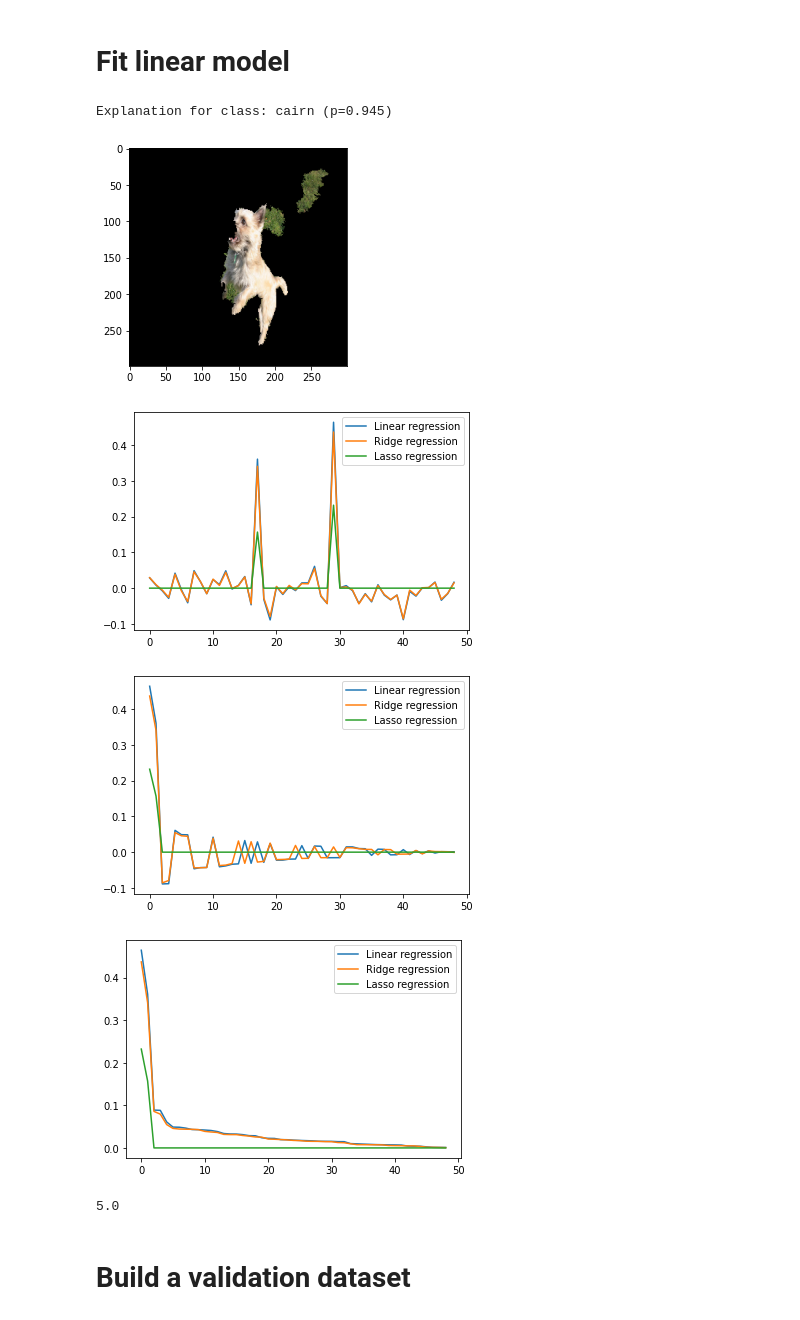
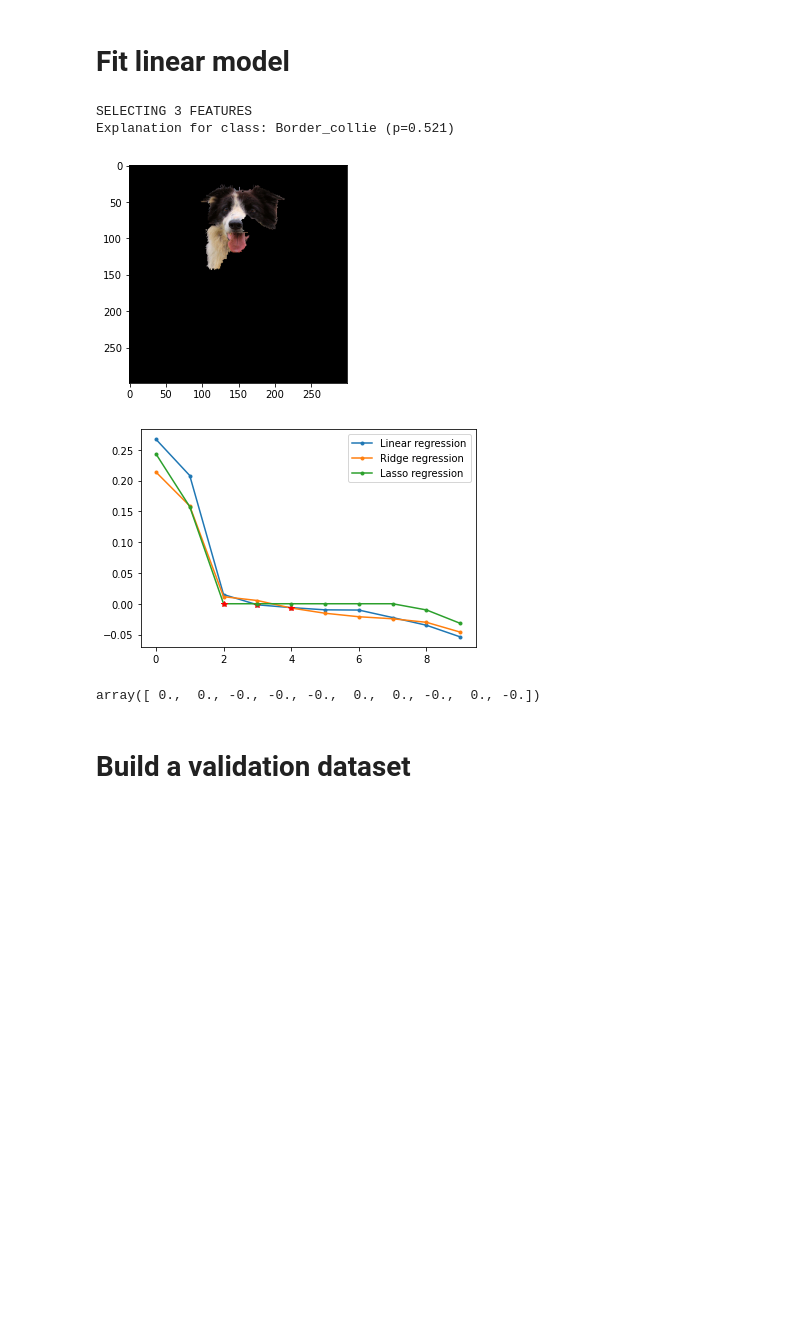
Before and after one commit to lucasalexsorensen/lime-experiments, a Jupyter notebook: lime-simple.ipynb, the cells around one changed output. Cells and saved outputs as stored; diff of their text form; code cells hidden in the pictures; blank space fills up the shorter version.

```diff
--- a/lime-simple.ipynb
+++ b/lime-simple.ipynb
@@ -104,7 +104,7 @@ from skimage.color import rgb2gray
 from skimage.transform import resize, rotate
 from pycocotools.coco import COCO
 
-catIds = coco.getCatIds(catNms=['dog']);
+catIds = coco.getCatIds(catNms=['cat']);
 imgIds = coco.getImgIds(catIds=catIds);
 img = coco.loadImgs(imgIds[np.random.randint(0,len(imgIds))])[0]
 
@@ -154,7 +141,7 @@ Subgroup=n02096756,  label=dog  (conf=0.00,     name=miniature_schnauzer)
 import copy
 import random
 
-num_perturb = 400
+num_perturb = 200
 perturbations = np.random.binomial(1, 0.5, size=(num_perturb, N))
 
 
@@ -195,58 +182,72 @@ weights = np.sqrt(np.exp(-(distances**2)/kernel_width**2)) #Kernel function
 from sklearn.linear_model import LinearRegression, Ridge, Lasso, RidgeCV, LassoCV
 
 c = 0
 class_to_explain = top_pred_classes[c]
 simpler_model = LinearRegression()
 simpler_model.fit(X=perturbations, y=predictions[:, class_to_explain], sample_weight=weights)
 coeff = simpler_model.coef_
 
 A = LinearRegression().fit(X=perturbations, y=predictions[:, class_to_explain], sample_weight=weights).coef_
 #B_clf = RidgeCV(alphas=(0.1, 1, 5, 10, 50, 75, 100, 150, 200)).fit(X=perturbations, y=predictions[:, class_to_explain])
 #C_clf = LassoCV().fit(X=perturbations, y=predictions[:, class_to_explain])
 #B = B_clf.coef_
 #C = C_clf.coef_
 
 B = Ridge(alpha=5).fit(X=perturbations, y=predictions[:, class_to_explain], sample_weight=weights).coef_
-C = Lasso(alpha=0.05).fit(X=perturbations, y=predictions[:, class_to_explain], sample_weight=weights).coef_
+C = Lasso(alpha=0.0075).fit(X=perturbations, y=predictions[:, class_to_explain], sample_weight=weights).coef_
 
 
-num_top_features = 5
+# num_top_features = 5
+lag = np.diff(-np.sort(-coeff), n=2)
+num_top_features = np.where(lag > 0)[0][0] + 1
+print('SELECTING %d FEATURES' % num_top_features)
 top_features = np.argsort(coeff)[-num_top_features:]
 top_features
+
+A_sel = num_top_features
+B_sel = np.where(np.diff(-np.sort(-B), n=2) > 0)[0][0] + 1
+C_sel = np.where(np.diff(-np.sort(-C), n=2) > 0)[0][0] + 1
+
+A = A[:10]
+B = B[:10]
+C = C[:10]
 
 mask = np.zeros(N)
 mask[top_features]= True
 plt.imshow(perturb_image(X/2+0.5, mask, superpixels))
 print('Explanation for class: %s (p=%.3f)' % decode_predictions(preds)[0][c][1:])
 plt.show()
 
-plt.plot(A, label='Linear regression')
-plt.plot(B, label='Ridge regression')
-plt.plot(C, label='Lasso regression')
+#plt.plot(A, '.-', label='Linear regression')
+#plt.plot(B, '.-', label='Ridge regression')
+#plt.plot(C, '.-', label='Lasso regression')
+#plt.legend(loc='best')
+#plt.show()
+
+plt.plot(sorted(A, reverse=True), '.-', label='Linear regression')
+plt.plot(A_sel, sorted(A, reverse=True)[A_sel], 'r*')
+plt.plot(sorted(B, reverse=True), '.-', label='Ridge regression')
+plt.plot(B_sel, sorted(B, reverse=True)[B_sel], 'r*')
+plt.plot(sorted(C, reverse=True), '.-', label='Lasso regression')
+plt.plot(C_sel, sorted(C, reverse=True)[C_sel], 'r*')
+
 plt.legend(loc='best')
 plt.show()
 
-plt.plot(sorted(A, key=abs, reverse=True), label='Linear regression')
-plt.plot(sorted(B, key=abs, reverse=True), label='Ridge regression')
-plt.plot(sorted(C, key=abs, reverse=True), label='Lasso regression')
-plt.legend(loc='best')
-plt.show()
-
-plt.plot(sorted(abs(A), reverse=True), label='Linear regression')
-plt.plot(sorted(abs(B), reverse=True), label='Ridge regression')
-plt.plot(sorted(abs(C), reverse=True), label='Lasso regression')
-plt.legend(loc='best')
-plt.show()
+#plt.plot(sorted(abs(A), reverse=True), '.-', label='Linear regression')
+#plt.plot(sorted(abs(B), reverse=True), '.-', label='Ridge regression')
+#plt.plot(sorted(abs(C), reverse=True), '.-', label='Lasso regression')
+#plt.legend(loc='best')
+#plt.show()
 # %% [output]
-Explanation for class: cairn (p=0.945)
+SELECTING 3 FEATURES
+Explanation for class: Border_collie (p=0.521)
-[figure, old version]
+[figure, new version]
-[figure, old version]
+[figure, new version]
-[figure, removed]
-[figure, removed]
 # %%
-B_clf.alpha_
+C
 # %% [output]
-5.0
+array([ 0.,  0., -0., -0., -0.,  0.,  0., -0.,  0., -0.])
 # %% [markdown]
 # Build a validation dataset
 # %%
```
Also changed, not shown: parts of 5 cells of this notebook, 4 other files.
